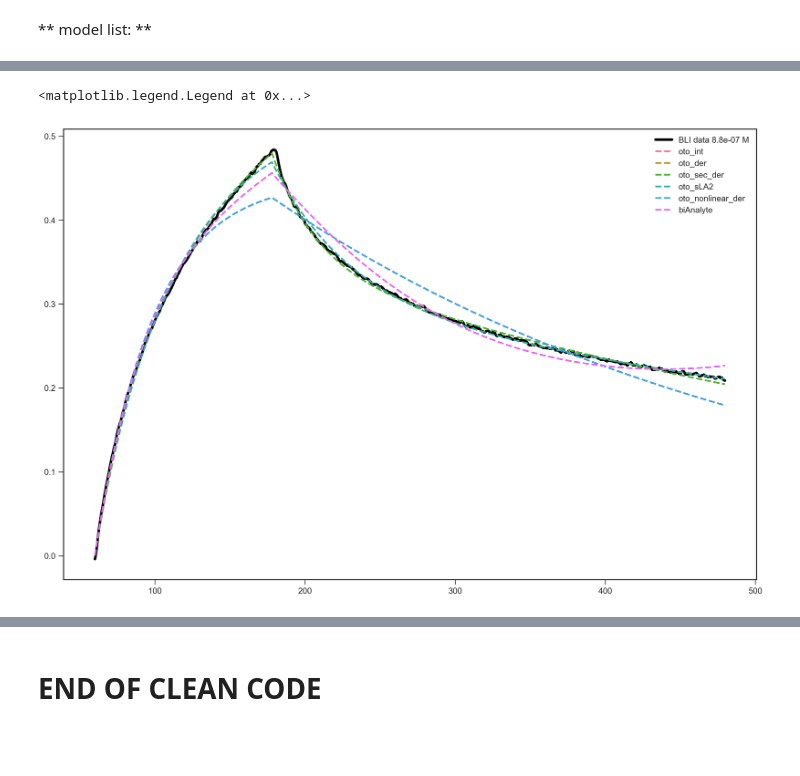
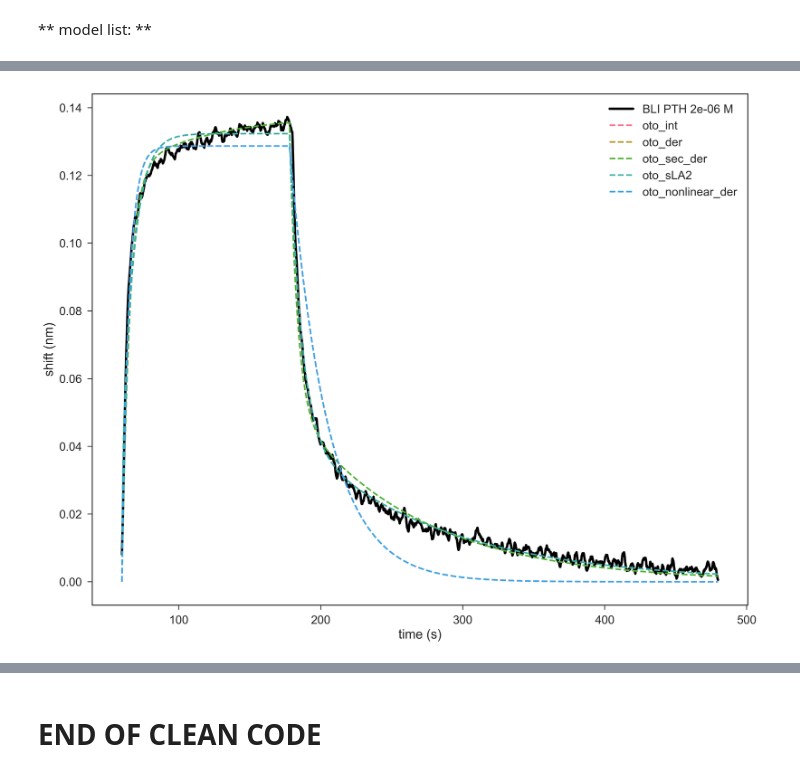
Before and after one commit to DexterAntonio/pthBLI, a Jupyter notebook: Data20180918.ipynb, the cells around one changed output, grey strips where cells are left out. Saved outputs shown, nothing was run; the diff lists cells and outputs as text; code cells hidden in the pictures; blank space fills up the shorter version.

```diff
--- a/Data20180918.ipynb
+++ b/Data20180918.ipynb
@@ -13,6 +13,7 @@ import pandas as pd
 from IPython.display import display, HTML
 from scipy.integrate import odeint
 import seaborn as sns
+sns.set(font_scale=1.5)
 sns.set_style(style='ticks')
 sns.set_palette("husl")
 # %%
@@ -96,14 +97,17 @@ for run in run_array:
     if(run.protein == "PTH-Fc" and np.max(run.r)>0.07):
         plt.figure(1,figsize=(8, 6), dpi=75, facecolor='w', edgecolor='k')
         conc = run.concentration
-        plt.plot(run.t,run.r,'-',linewidth=1,label=str(conc) + " M")
+        plt.plot(run.t,run.r,'-',linewidth=2,label=str(conc) + " M")
         plt.legend()
         plt.title("PTH-Fc")
+        plt.savefig("unfitPTH_FC.svg")
     if(run.protein=="PTH" and np.max(run.r)>0.07):
         plt.figure(2,figsize=(8, 6), dpi=75, facecolor='w', edgecolor='k')
         conc = run.concentration
-        plt.plot(run.t,run.r,'-',linewidth=1,label=str(conc) + " M")
+        plt.plot(run.t,run.r,'-',linewidth=2,label=str(conc) + " M")
         plt.legend()
         plt.title("PTH")
+        plt.savefig("unfitPTH_FC.svg")
+
     k=k+1
 # %% [output]
@@ -667,30 +672,33 @@ for run in run_array:
+# %%
+#concentration to plot
+protein = "PTH" #choose either PTH or PTH-Fc
+conc = 2e-06
 # %%
-#sns.setcolor_palette("Set2")
-flatui = ["#9b59b6", "#3498db", "#95a5a6", "#e74c3c", "#34495e", "#2ecc71"]
-#sns.palplot(sns.color_palette(flatui))
-
-
-#colors = ["windows blue", "amber", "greyish", "faded green", "dusty purple"]
-sns.set_palette("husl")
 #compare fitting
 #run = runDictPTH[str(8.8e-07)] #Change this value to change the fit that is plotted
-run = runDictPTHFc[str(2.5e-06)]
+if(protein == "PTH-Fc"):
+    run = runDictPTHFc[str(conc)]
+else:
+    run = runDictPTH[str(conc)]
 
+#sns.palplot(sns.color_palette("pastel"))
+sns.set_style(style='ticks')
+plt.figure(3,figsize=(15, 12), dpi=300, facecolor='w', edgecolor='k')
 
+plt.plot(run.t,run.r,"-k",linewidth=3,label="BLI " + protein + " " + str(conc) + " M")
 
-plt.figure(3,figsize=(15, 10), dpi=300, facecolor='w', edgecolor='k')
-
-plt.plot(run.t,run.r,"-k",linewidth=3,label="BLI data " + str(conc) + " M")
-
-
-modelList = ["oto_int","oto_der" ,"oto_sec_der","oto_sLA2","oto_nonlinear_der","biAnalyte"]
+modelList = ["oto_int","oto_der" ,"oto_sec_der","oto_sLA2","oto_nonlinear_der"]#,"biAnalyte"]
 
 for key in modelList:
     plt.plot(run.t,run.fitResult[key].best_fit,linewidth=2,label=key,linestyle="--")
+
 plt.legend()
+plt.xlabel("time (s)")
+plt.ylabel("shift (nm)")
+#plt.savefig("BLI_PTH_Fc25en6AllMdoels.svg")
+plt.savefig("BLI_PTHllMdoels.svg")
 # %% [output]
-<matplotlib.legend.Legend at 0x...>
-[figure, old version]
+[figure, new version]
 # %%
 runDictPTH = {} #usefull for plotting by concentration
 runDictPTHFc = {}
```
Also changed, not shown: parts of 6 cells of this notebook, 2 other files.
